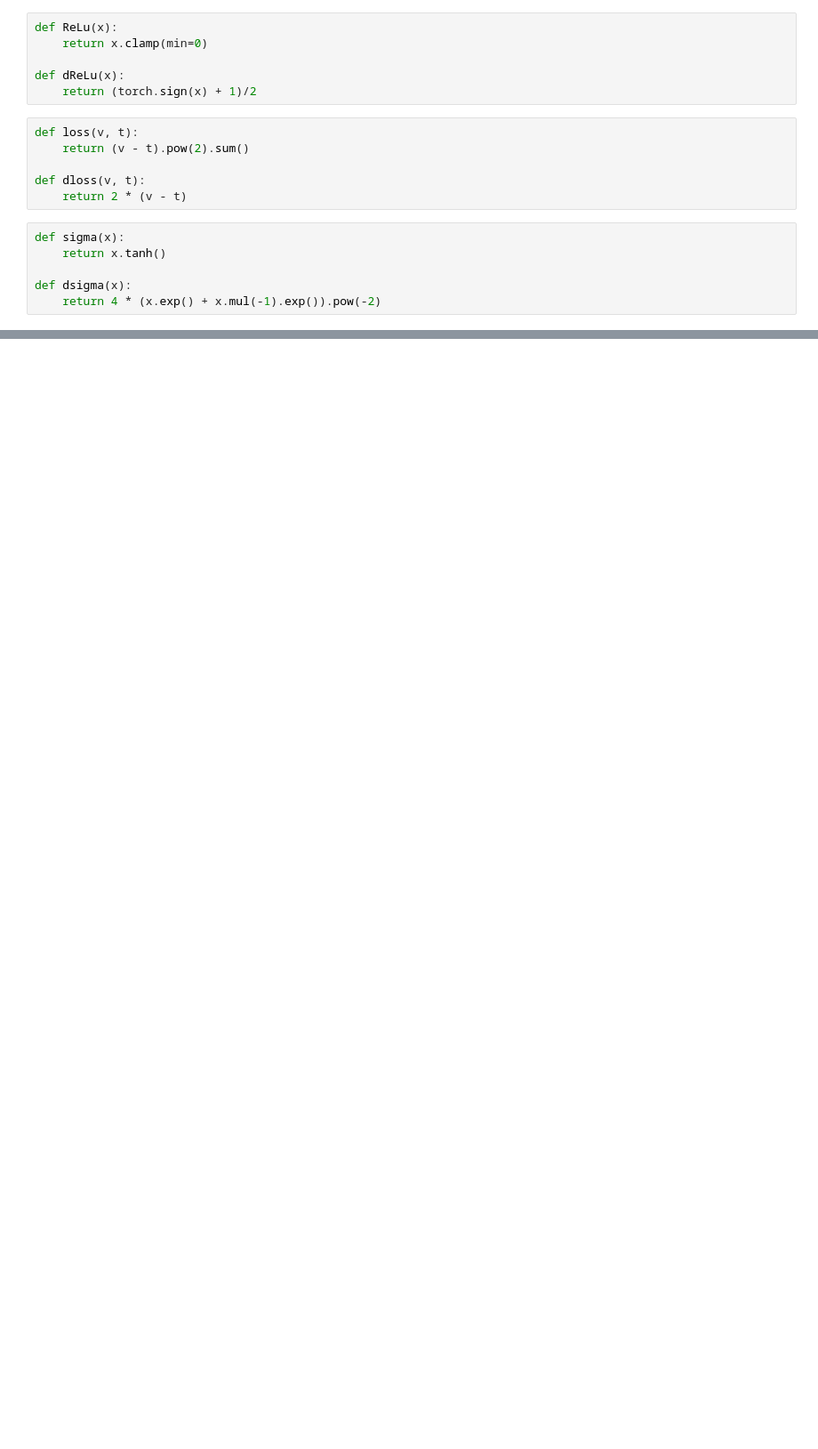
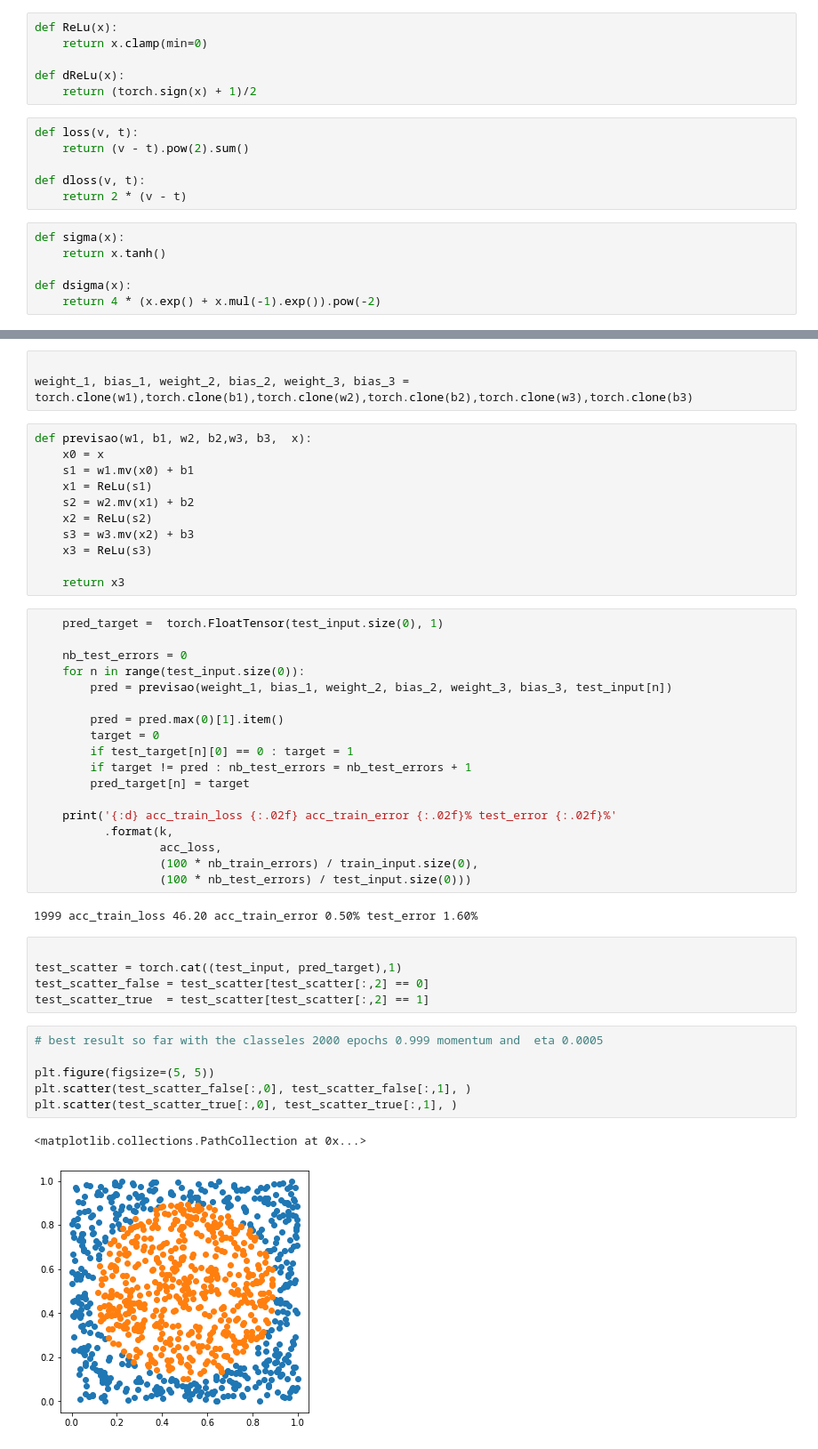
Before and after one commit to ReneDCDSL/DL_Final_Project, a Jupyter notebook: thiago/miniproject_2_classeless.ipynb, the cells around one changed output, grey strips where cells are left out. Shown: that part at 89% size. Cells and saved outputs as stored; diff of their text form; blank space fills up the shorter version.

Commit message:
momentum

```diff
--- a/thiago/miniproject_2_classeless.ipynb
+++ b/thiago/miniproject_2_classeless.ipynb
@@ -295,0 +315,48 @@ for k in range(1000):
+# %%
+
+weight_1, bias_1, weight_2, bias_2, weight_3, bias_3 = torch.clone(w1),torch.clone(b1),torch.clone(w2),torch.clone(b2),torch.clone(w3),torch.clone(b3)
+# %%
+def previsao(w1, b1, w2, b2,w3, b3,  x):
+    x0 = x
+    s1 = w1.mv(x0) + b1
+    x1 = ReLu(s1)
+    s2 = w2.mv(x1) + b2
+    x2 = ReLu(s2)
+    s3 = w3.mv(x2) + b3
+    x3 = ReLu(s3)
+
+    return x3
+# %%
+    pred_target =  torch.FloatTensor(test_input.size(0), 1)
+
+    nb_test_errors = 0
+    for n in range(test_input.size(0)):
+        pred = previsao(weight_1, bias_1, weight_2, bias_2, weight_3, bias_3, test_input[n])
+
+        pred = pred.max(0)[1].item()
+        target = 0
+        if test_target[n][0] == 0 : target = 1
+        if target != pred : nb_test_errors = nb_test_errors + 1
+        pred_target[n] = target
+
+    print('{:d} acc_train_loss {:.02f} acc_train_error {:.02f}% test_error {:.02f}%'
+          .format(k,
+                  acc_loss,
+                  (100 * nb_train_errors) / train_input.size(0),
+                  (100 * nb_test_errors) / test_input.size(0)))
+# %% [output]
+1999 acc_train_loss 46.20 acc_train_error 0.50% test_error 1.60%
+# %%
+
+test_scatter = torch.cat((test_input, pred_target),1)
+test_scatter_false = test_scatter[test_scatter[:,2] == 0]
+test_scatter_true  = test_scatter[test_scatter[:,2] == 1]
+# %%
+# best result so far with the classeles 2000 epochs 0.999 momentum and  eta 0.0005
+
+plt.figure(figsize=(5, 5))
+plt.scatter(test_scatter_false[:,0], test_scatter_false[:,1], )
+plt.scatter(test_scatter_true[:,0], test_scatter_true[:,1], )
+# %% [output]
+<matplotlib.collections.PathCollection at 0x...>
+[figure, added]
```
Also changed, not shown: parts of 3 cells of this notebook.
